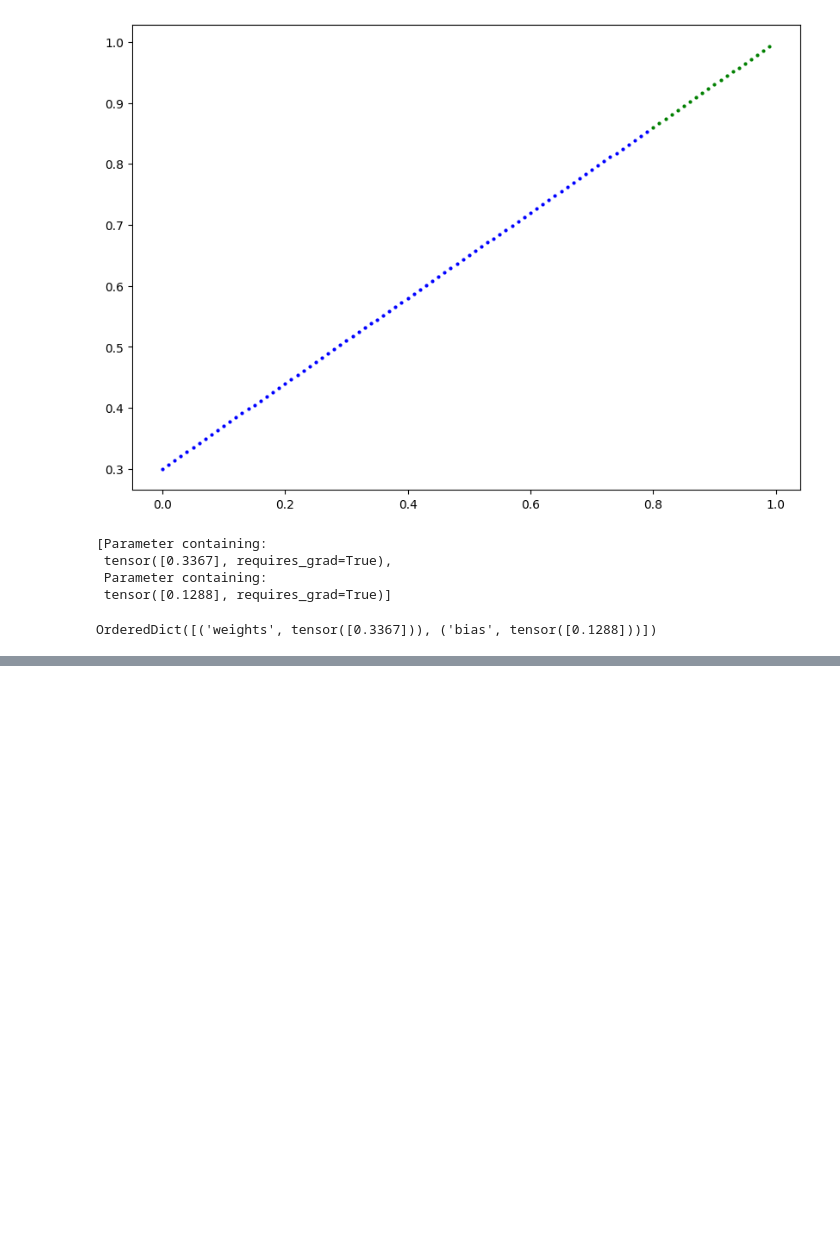
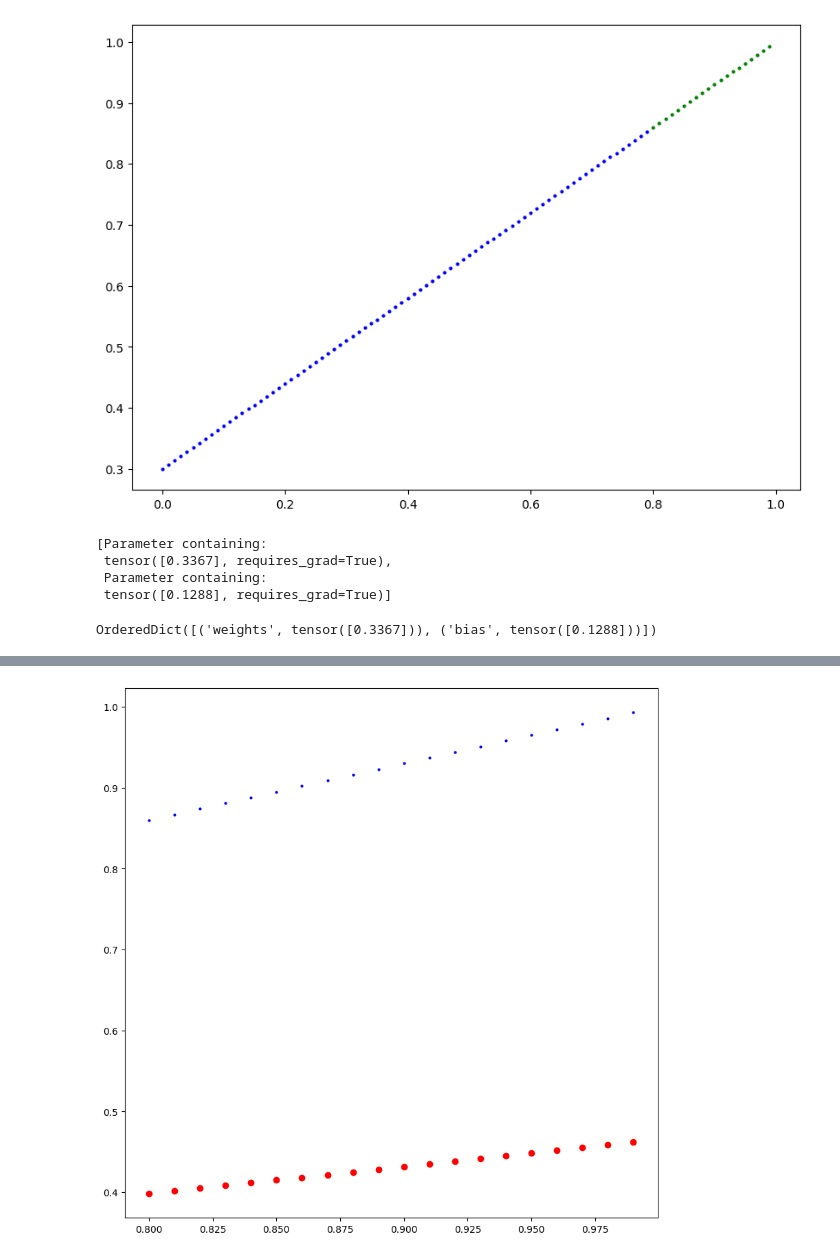
Before and after one commit to adrianpabon/pytorch, a Jupyter notebook: 01_pytorch_workflow/main.ipynb, the cells around one changed output, grey strips where cells are left out. Saved outputs shown, nothing was run; the diff lists cells and outputs as text; code cells hidden in the pictures; blank space fills up the shorter version.

```diff
--- a/01_pytorch_workflow/main.ipynb
+++ b/01_pytorch_workflow/main.ipynb
@@ -91,0 +92,5 @@ OrderedDict([('weights', tensor([0.3367])), ('bias', tensor([0.1288]))])
+# %%
+with torch.inference_mode():
+    y_preds =  model_0(X_test)
+
+y_preds
@@ -91,0 +141,11 @@ OrderedDict([('weights', tensor([0.3367])), ('bias', tensor([0.1288]))])
+# %%
+plt.figure(figsize=(10,10))
+
+plt.scatter(X_test, y_test, c="b", s=4, label="Training data")
+plt.scatter(X_test, y_preds, c="r")
+
+
+
+plt.show()
+# %% [output]
+[figure, added]
```
Also changed, not shown: parts of 7 cells of this notebook, 1 other file.
